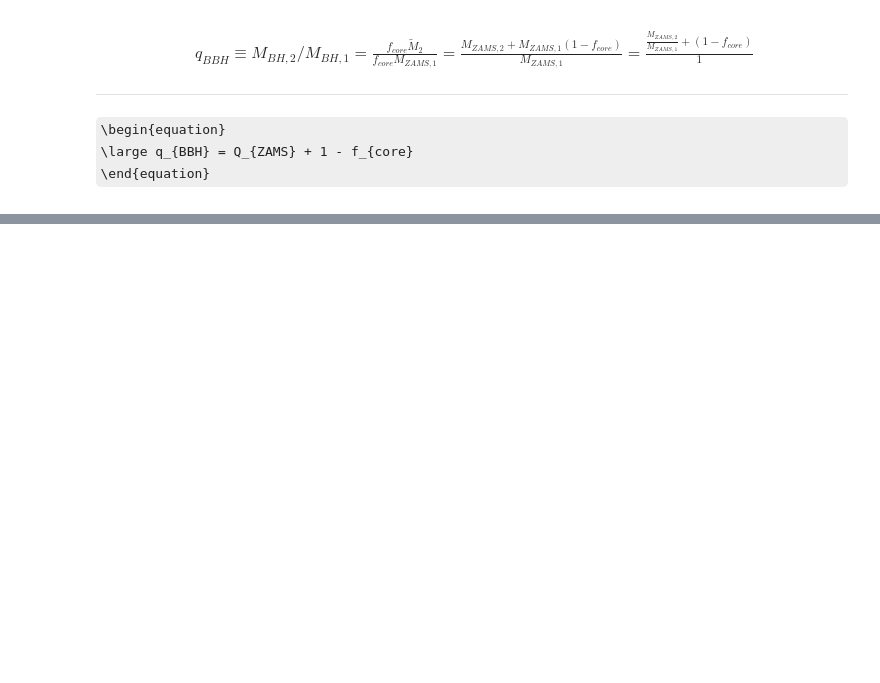
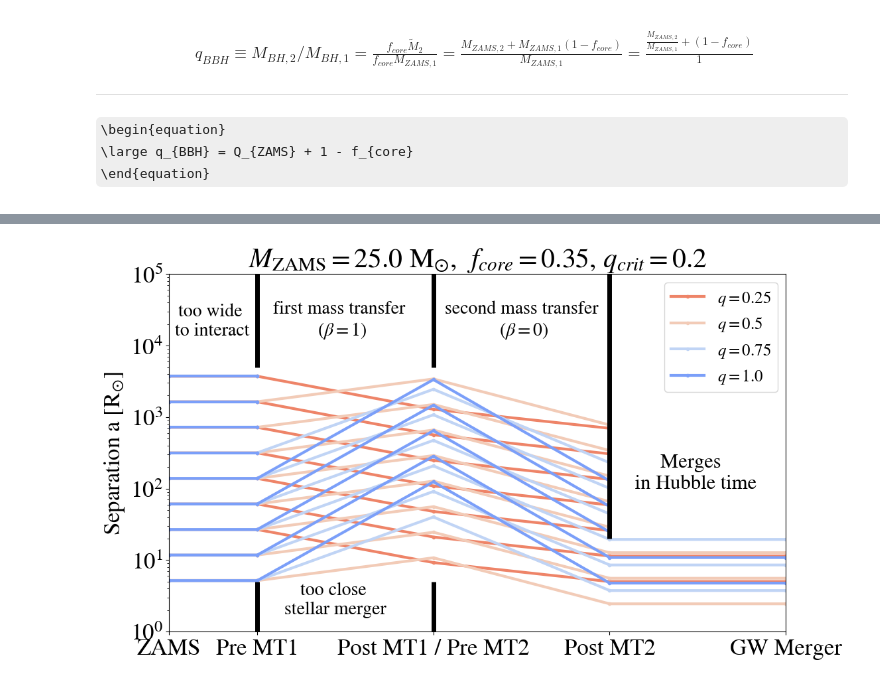
Before and after one commit to LiekeVanSon/ZdependentFormEff, a Jupyter notebook: code/AdditionalAnalysisNotebooks/FLappyBirdPlot.ipynb, the cells around one changed output, grey strips where cells are left out. Cells and saved outputs as stored; diff of their text form; code cells hidden in the pictures; some formulas as TeX source; blank space fills up the shorter version.

```diff
--- a/code/AdditionalAnalysisNotebooks/FLappyBirdPlot.ipynb
+++ b/code/AdditionalAnalysisNotebooks/FLappyBirdPlot.ipynb
@@ -367,0 +438,89 @@ def GW_inspiral_time_circular(a0, m1, Q_BBH):
+# %%
+
+def Flappy_bird_plot(fc=0.35, q_crit=0.2, M1_ZAMS=30 * u.Msun):
+    # values to run over (ZAMS separations and mass ratios)
+    a_init  = np.logspace(0,5, num =15)* u.Rsun
+    q_ZAMS = np.array([0.25, 0.5, 0.75, 1.0])#np.arange(0.2,1.2, 0.2)
+
+    # What is the maximum separation for which we think the stars would still interact?
+    max_sep_interaction = 5e3 # Rsun
+    # What is the minimum separation below which we think the stars would merge?
+    min_sep_interaction = 5 # Rsun
+
+    # X_values for plotting
+    x_points = np.array([0, 2, 6, 10, 14])
+
+    q_colors             = sns.color_palette("coolwarm_r", len(np.unique(q_ZAMS)+1))
+
+    ###############
+    fig, ax = plt.subplots(figsize = (12,7) )
+
+    for q_i, q in enumerate(q_ZAMS):
+        print('q',q)
+        # Compute the analytically expected orbital evolution
+        separations, mass_ratios, t_inspiral = get_orbital_evolution(a_init, q, fc=fc, q_crit=q_crit, M1_ZAMS=M1_ZAMS)
+
+        # # set all separations to zero whenever they are bigger than max_sep_interaction
+        separations[separations == 0] = None
+
+        label = f'$q = {q}$'
+        # Plot the data
+        # Plot each line in separations[:, i] without connecting them
+        for i in range(len(separations[0])):
+            # check if any of your values hits the max_sep_interaction
+            max_indices = np.where(separations[:, i] > max_sep_interaction)[0]
+            if len(max_indices) > 0:
+                separations[max_indices[0]:, i] = None
+            # Check if your values are below the min_sep_interaction
+            min_indices = np.where(separations[0:3, i] < min_sep_interaction)[0]
+            if len(min_indices) > 0:
+                separations[min_indices[0]:, i] = None
+
+            # Plot it!
+            ax.plot(x_points, separations[:, i], marker='.',
+                    linestyle='-', lw = 3, color = q_colors[q_i], label = label)
+
+            label = None
+
+    ##### Plot the flappy bird walls and text
+    # Upper walls: too wide to interact
+    plt.plot([2,2],[5e3, 1e5], c='k', lw=5, solid_capstyle="butt", zorder = 3)
+    plt.plot([6,6],[5e3, 1e5], c='k', lw=5, solid_capstyle="butt", zorder =3)
+    ax.text(0.07, 0.83, 'too wide \nto interact', ha = 'center', c = 'k', size = 20, transform=ax.transAxes)
+
+    # Lower walls: too close, would merge
+    plt.plot([2,2],[0.1, 5], c='k', lw=5, solid_capstyle="butt", zorder = 3)
+    plt.plot([6,6],[0.1, 5], c='k', lw=5, solid_capstyle="butt", zorder =3)
+    ax.text(0.27, 0.05, 'too close \nstellar merger', ha = 'center', c = 'k', size = 20, transform=ax.transAxes)
+
+    #Last wall: GW merger
+    plt.plot([10,10],[20, 1e5], c='k', lw=5, solid_capstyle="butt")
+    ax.text(0.85, 0.4, 'Merges \n in Hubble time', ha = 'center', c = 'k', size = 22, transform=ax.transAxes)
+
+
+    ax.text(0.28, 0.83, 'first mass transfer \n'+r'($\beta = 1$)', ha = 'center', c = 'k', size = 20, transform=ax.transAxes)
+    ax.text(0.575, 0.83, 'second mass transfer \n'+r'($\beta = 0$)', ha = 'center', c = 'k', size = 20, transform=ax.transAxes)
+
+    #############
+    # Plotvalues
+    ax.set_xticks(x_points)
+    ax.set_xticklabels(['ZAMS', 'Pre MT1', 'Post MT1 / Pre MT2', 'Post MT2', 'GW Merger'])
+    ax.set_xlim(0, 14)
+
+    ax.set_yscale('log')
+    ax.set_ylabel('$\mathrm{Separation \ a \ [R_{\odot}]}$')
+    ax.set_ylim(1, 1e5)
+
+    plt.title('$f_{core}$'+f'= {fc}, '+'$q_{crit}$'+f'= {q_crit}$')
+    plt.title('$M_{\mathrm{ZAMS}} = %s$ M$_{\odot}$,  $f_{core} = %s$, $q_{crit} = %s$'%(M1_ZAMS.value, fc, q_crit))
+
+    plt.legend()
+
+    # Show the plot
+    plt.savefig(f'../../plots/test_sob_FlappyBirdPlot.pdf', bbox_inches='tight')
+    # plt.savefig(f'../Figures/FlappyBirdPlot.pdf', bbox_inches='tight')
+
+    plt.show()
+
+Flappy_bird_plot(fc=0.35, q_crit=0.2, M1_ZAMS=25 * u.Msun)
+# %% [output]
@@ -367,0 +531 @@ def GW_inspiral_time_circular(a0, m1, Q_BBH):
+[figure, added]
```
Also changed, not shown: parts of 6 cells of this notebook, 2 other files.
